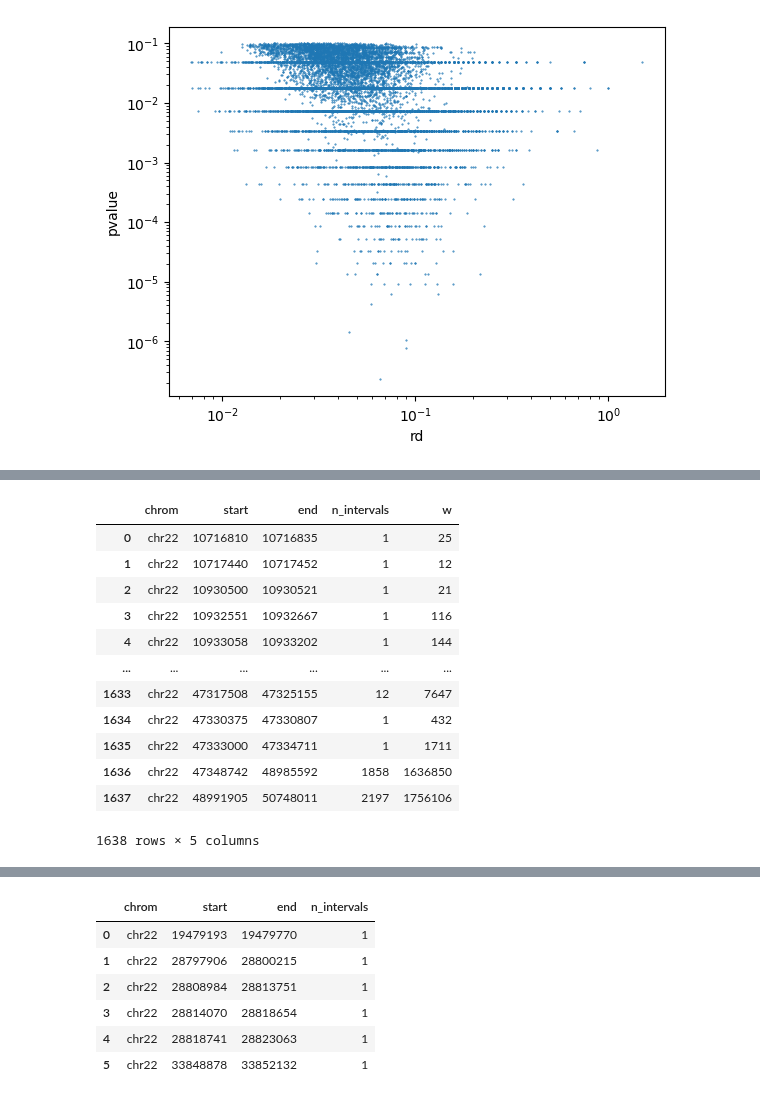
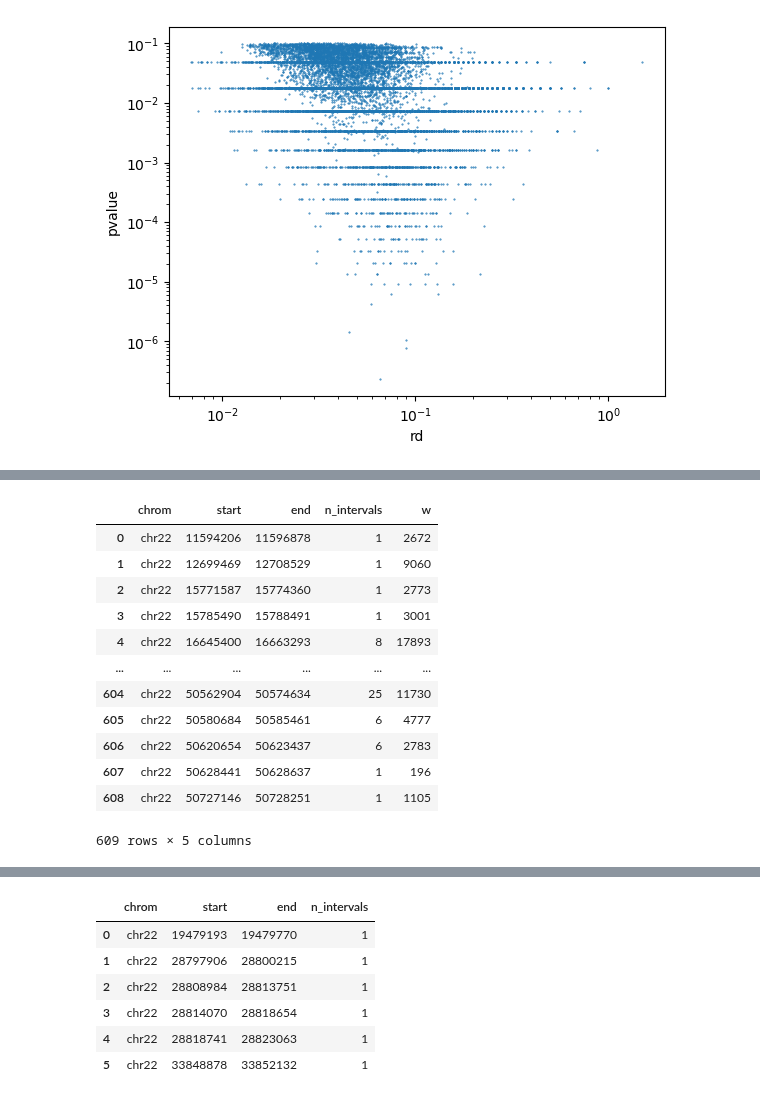
Before and after one commit to princeps091-binf/TFHclust, a Jupyter notebook: scripts/explore_pysam.ipynb, the cells around one changed output, grey strips where cells are left out. Saved outputs shown, nothing was run; the diff lists cells and outputs as text; code cells hidden in the pictures.

```diff
--- a/scripts/explore_pysam.ipynb
+++ b/scripts/explore_pysam.ipynb
@@ -25,9 +25,9 @@ def collect_hdb_cluster_read(g):
     cl_read_tbl = pd.DataFrame({"HDB_cluster":HDB_clusters,"read_id_set":cl_read_idx})
     return(cl_read_tbl)
 # %%
-ctrl_bam = "/home/vipink/Documents/TFHclust/data/H3K27me3/bam/H3K27me3_ctrl_MCF7_ENCFF433BQD.bam"
-obs_bam = "/home/vipink/Documents/TFHclust/data/H3K27me3/bam/H3K27me3_obs_MCF7_ENCFF351EJX.bam"
-pvalue_bw_file = "/home/vipink/Documents/TFHclust/data/H3K27me3/bigwig/H3K27me3_pvalue_MCF7_ENCFF195CGX.bigWig"
+ctrl_bam = "/home/vipink/Documents/TFHclust/data/H3K27ac/bam/H3K27AC_ctrl_MCF7_ENCFF506VER.bam"
+obs_bam = "/home/vipink/Documents/TFHclust/data/H3K27ac/bam/H3K27ac_obs_MCF7_ENCFF355TOT.bam"
+pvalue_bw_file = "/home/vipink/Documents/TFHclust/data/H3K27ac/bigwig/H3K27ac_pvalue_MCF7_ENCFF353CZO.bigWig"
 peak_bed_file = "/home/vipink/Documents/TFHclust/data/H3K27ac/bed/H3K27AC_IDR_peak_ENCFF340KSH.bed"
 # %%
 ctrl_bamfile = pysam.AlignmentFile(ctrl_bam, "rb")
@@ -228,17 +233,17 @@ cl_summary_tbl.query("pvalue < 1e-1").assign(rd = lambda df_: df_.rc/df_.w).plot
 # %%
-merged_cl_tbl = bf.merge(cl_summary_tbl.query("zscore > 0.5").loc[:,['chrom','start','end']]).sort_values('start').reset_index(drop=True)
+merged_cl_tbl = bf.merge(cl_summary_tbl.query("pvalue <0.1 ").loc[:,['chrom','start','end']]).sort_values('start').reset_index(drop=True)
 merged_cl_tbl.assign(w = lambda df_: df_.end -df_.start)
 # %% [output]
 |  | chrom | start | end | n_intervals | w |
-| 0 | chr22 | 10716810 | 10716835 | 1 | 25 |
-| 1 | chr22 | 10717440 | 10717452 | 1 | 12 |
-| 2 | chr22 | 10930500 | 10930521 | 1 | 21 |
-| 3 | chr22 | 10932551 | 10932667 | 1 | 116 |
-| 4 | chr22 | 10933058 | 10933202 | 1 | 144 |
+| 0 | chr22 | 11594206 | 11596878 | 1 | 2672 |
+| 1 | chr22 | 12699469 | 12708529 | 1 | 9060 |
+| 2 | chr22 | 15771587 | 15774360 | 1 | 2773 |
+| 3 | chr22 | 15785490 | 15788491 | 1 | 3001 |
+| 4 | chr22 | 16645400 | 16663293 | 8 | 17893 |
 | ... | ... | ... | ... | ... | ... |
-| 1633 | chr22 | 47317508 | 47325155 | 12 | 7647 |
-| 1634 | chr22 | 47330375 | 47330807 | 1 | 432 |
-| 1635 | chr22 | 47333000 | 47334711 | 1 | 1711 |
-| 1636 | chr22 | 47348742 | 48985592 | 1858 | 1636850 |
-| 1637 | chr22 | 48991905 | 50748011 | 2197 | 1756106 |
+| 604 | chr22 | 50562904 | 50574634 | 25 | 11730 |
+| 605 | chr22 | 50580684 | 50585461 | 6 | 4777 |
+| 606 | chr22 | 50620654 | 50623437 | 6 | 2783 |
+| 607 | chr22 | 50628441 | 50628637 | 1 | 196 |
+| 608 | chr22 | 50727146 | 50728251 | 1 | 1105 |
-1638 rows × 5 columns
+609 rows × 5 columns
```
Also changed, not shown: parts of 21 cells of this notebook, 1 other file.
